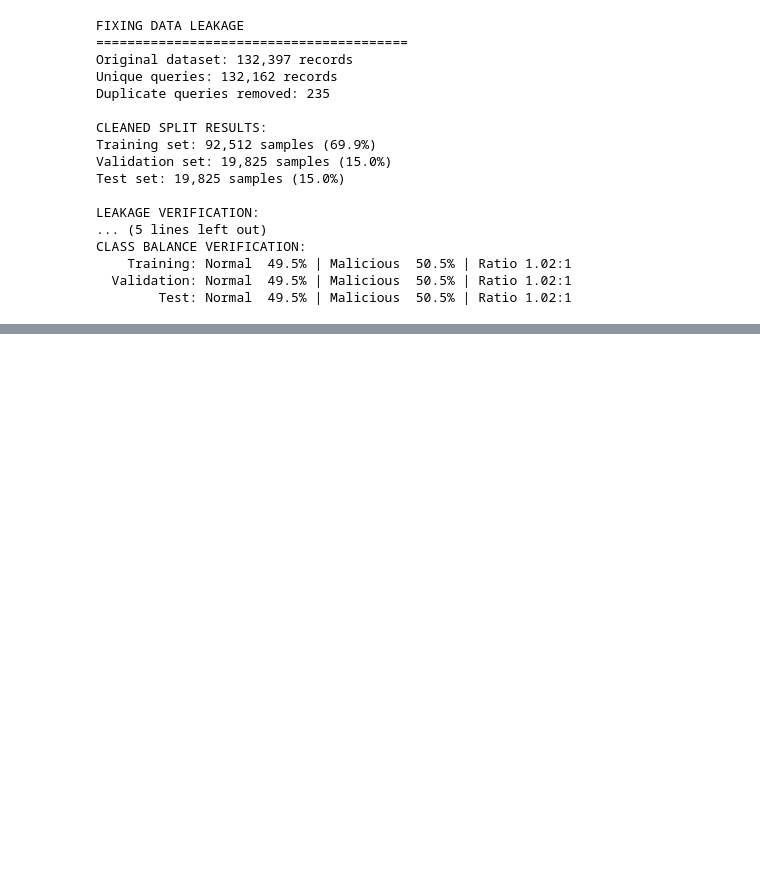
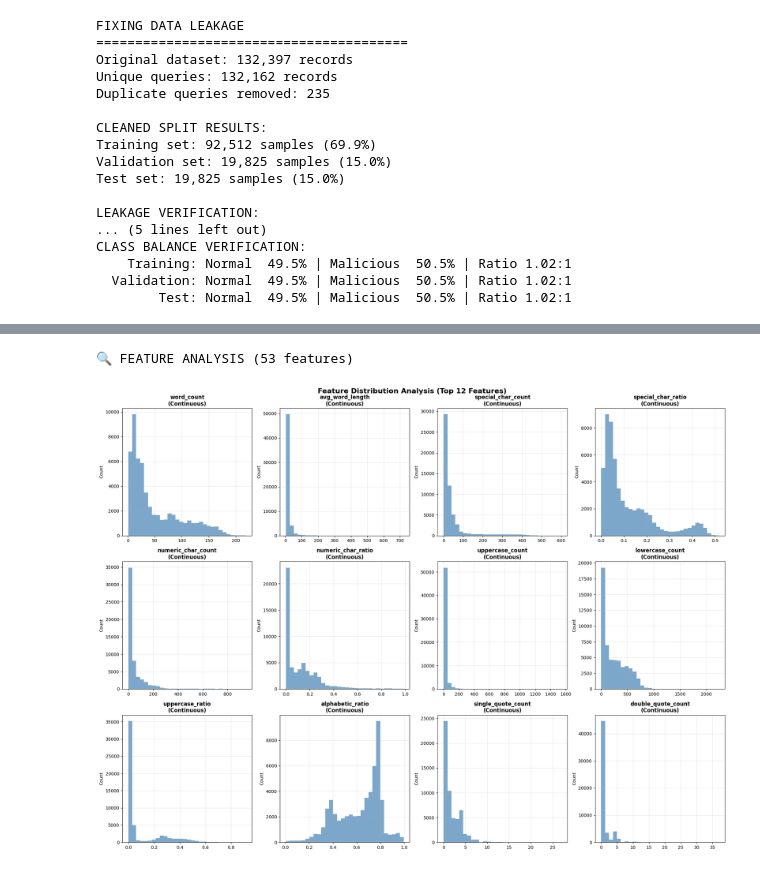
Before and after one commit to Nishanthm007/Malicious-Query-detection-and-prevention, a Jupyter notebook: notebooks/p1_Task5_Train_Val_Test_Split.ipynb, the cells around one changed output, grey strips where cells are left out. Saved outputs shown, nothing was run; the diff lists cells and outputs as text; code cells hidden in the pictures; blank space fills up the shorter version.

```diff
--- a/notebooks/p1_Task5_Train_Val_Test_Split.ipynb
+++ b/notebooks/p1_Task5_Train_Val_Test_Split.ipynb
@@ -467,0 +1405,46 @@ CLASS BALANCE VERIFICATION:
+# %%
+# 3. FEATURE ANALYSIS (for features other than query and label)
+feature_cols = [col for col in df_train.columns if col not in ['query', 'label', 'query_length']]
+
+if len(feature_cols) > 0:
+    print(f"\n FEATURE ANALYSIS ({len(feature_cols)} features)")
+
+    # Select top features for visualization
+    top_features = feature_cols[:12] if len(feature_cols) > 12 else feature_cols
+
+    fig, axes = plt.subplots(3, 4, figsize=(20, 15))
+    fig.suptitle('Feature Distribution Analysis (Top 12 Features)', fontsize=16, fontweight='bold')
+    axes = axes.flatten()
+
+    for i, feature in enumerate(top_features):
+        ax = axes[i]
+
+        # Check if feature is binary or continuous
+        unique_vals = df_train[feature].nunique()
+
+        if unique_vals <= 2:
+            # Binary feature - bar plot
+            counts = df_train[feature].value_counts().sort_index()
+            ax.bar(range(len(counts)), counts.values, color='steelblue', alpha=0.7)
+            ax.set_xticks(range(len(counts)))
+            ax.set_xticklabels(counts.index)
+            ax.set_title(f'{feature}\n(Binary)', fontweight='bold')
+        else:
+            # Continuous feature - histogram
+            ax.hist(df_train[feature], bins=30, color='steelblue', alpha=0.7)
+            ax.set_title(f'{feature}\n(Continuous)', fontweight='bold')
+
+        ax.set_ylabel('Count')
+        ax.grid(True, alpha=0.3)
+
+    # Hide unused subplots
+    for j in range(len(top_features), len(axes)):
+        axes[j].axis('off')
+
+    plt.tight_layout()
+    plt.show()
+else:
+    print("\n No additional features found for visualization")
+# %% [output]
+🔍 FEATURE ANALYSIS (53 features)
+[figure, added]
```
Also changed, not shown: parts of 10 cells of this notebook, 10 other files.
